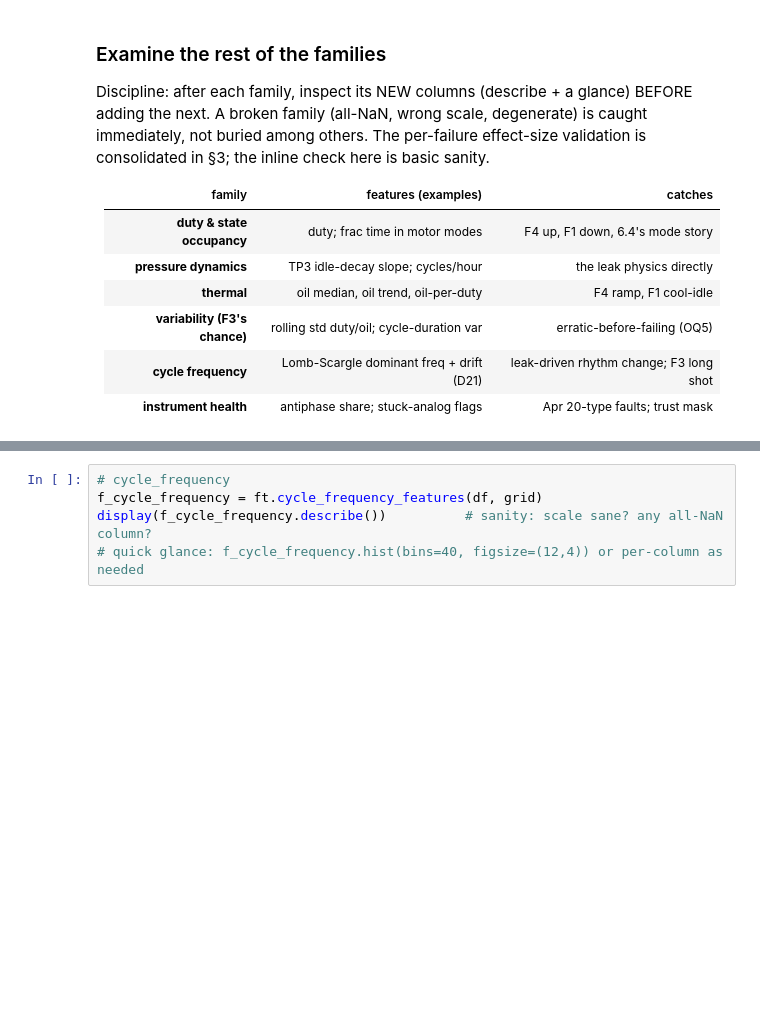
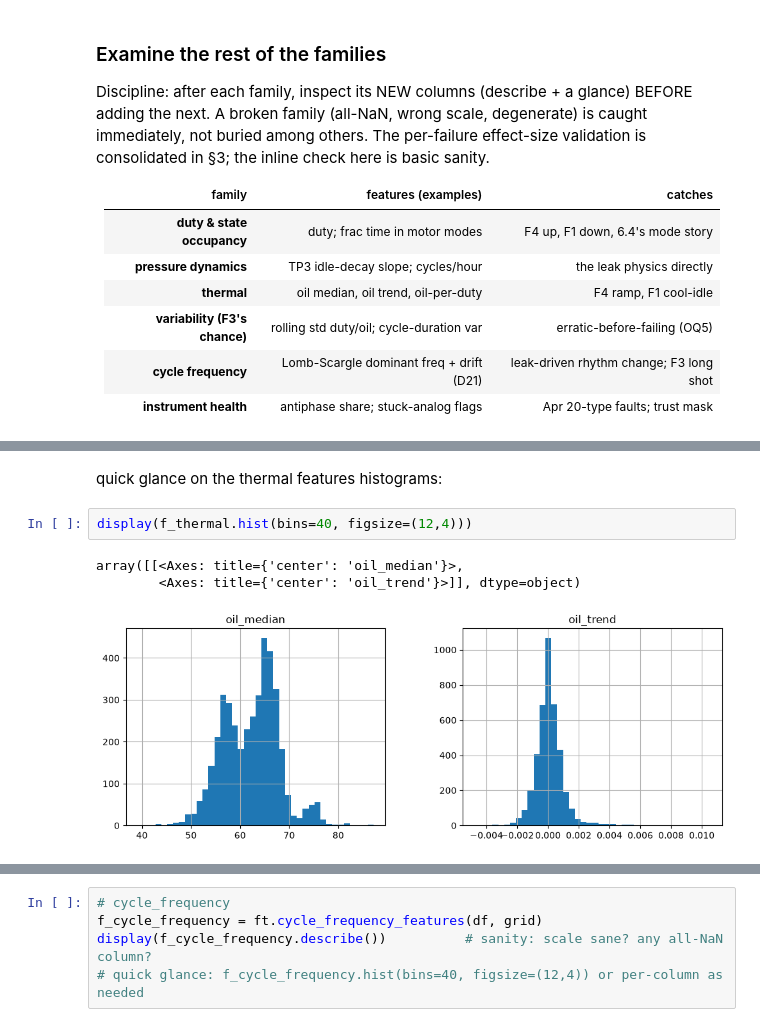
Before and after one commit to Rom5Leo/FAHM_Project, a Jupyter notebook: notebooks/04_feature_engineering.ipynb, the cells around one changed output, grey strips where cells are left out. Saved outputs shown, nothing was run; the diff lists cells and outputs as text; blank space fills up the shorter version.

```diff
--- a/notebooks/04_feature_engineering.ipynb
+++ b/notebooks/04_feature_engineering.ipynb
@@ -267,0 +399,8 @@ display(f_variability.describe())          # sanity: scale sane? any all-NaN col
+# %% [markdown]
+quick glance on the thermal features histograms:
+# %%
+display(f_thermal.hist(bins=40, figsize=(12,4)))
+# %% [output]
+array([[<Axes: title={'center': 'oil_median'}>,
+        <Axes: title={'center': 'oil_trend'}>]], dtype=object)
+[figure, added]
```
Also changed, not shown: parts of 51 cells of this notebook, 2 other files.
